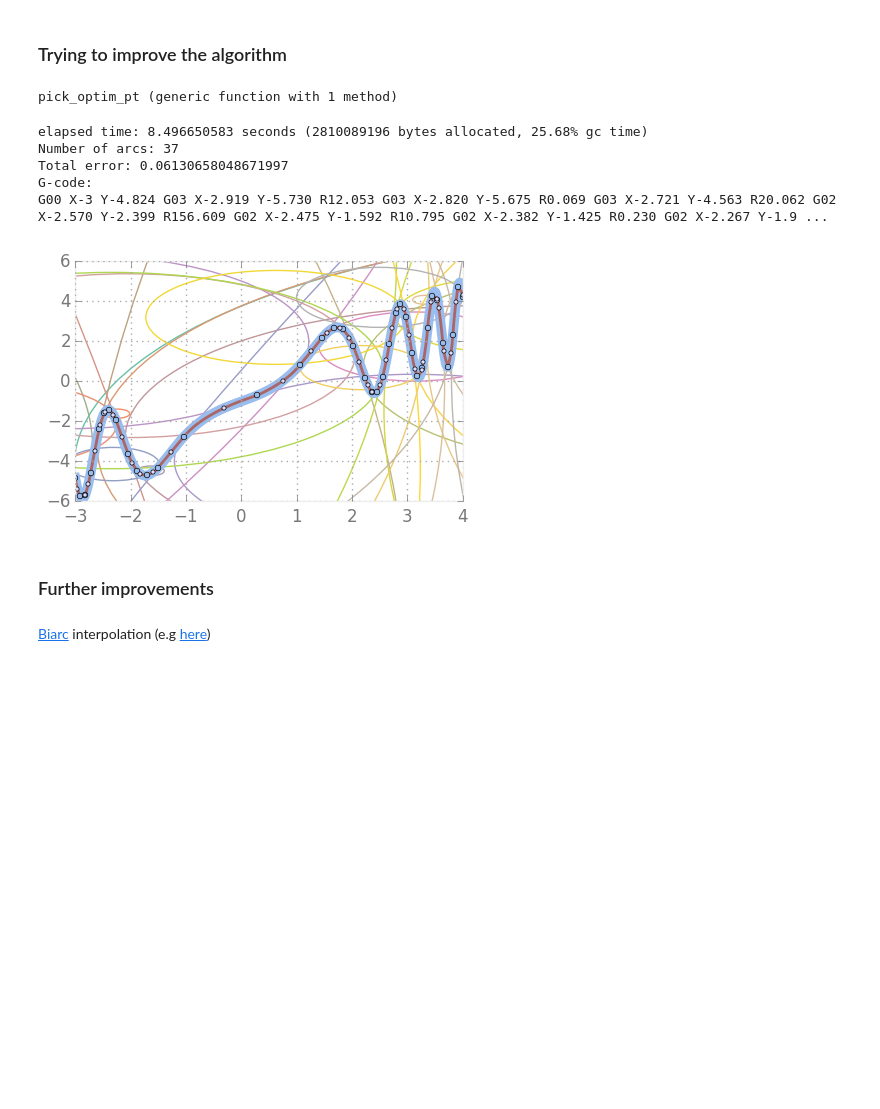
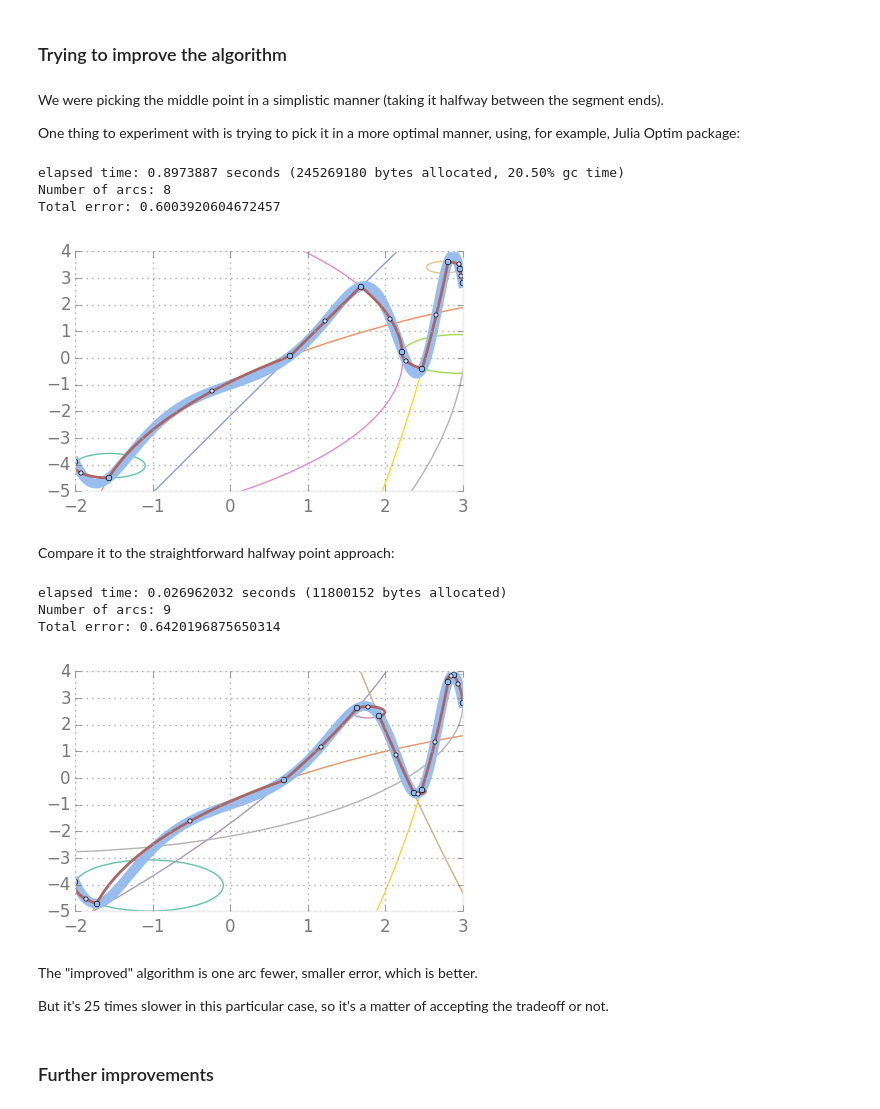
Before and after one commit to rshest/GCode, a Jupyter notebook: GCode.ipynb, the cells around one changed output. Saved outputs shown, nothing was run; the diff lists cells and outputs as text; code cells hidden in the pictures; blank space fills up the shorter version.

```diff
--- a/GCode.ipynb
+++ b/GCode.ipynb
@@ -619,23 +743,34 @@ G00 X-3 Y-4.824 G03 X-2.919 Y-5.730 R11.901 G03 X-2.878 Y-5.869 R0.283 G03 X-2.8
 # %% [markdown]
 ### Trying to improve the algorithm
+# %% [markdown]
+We were picking the middle point in a simplistic manner (taking it halfway between the segment ends).
+
+One thing to experiment with is trying to pick it in a more optimal manner, using, for example, Julia Optim package:
 # %%
 using Optim
 function pick_optim_pt(f, a, b)
     err_s = x -> err1(f, make_arc(f, (a, b), x))
     optimize(err_s, 0.0, 1.0, method=:brent).minimum
 end
+
+test_arc_interp(x -> 2sin(x^3/3) + x - 1, [-2 3], 1.0, false, pick_optim_pt)
 # %% [output]
-pick_optim_pt (generic function with 1 method)
+elapsed time: 0.8973887 seconds (245269180 bytes allocated, 20.50% gc time)
+Number of arcs: 8
+Total error: 0.6003920604672457
+[figure, added]
+# %% [markdown]
+Compare it to the straightforward halfway point approach:
 # %%
-test_arc_interp(x -> 2sin(x^3/3) + x - 1, [-3 4], 0.1, pick_optim_pt)
+test_arc_interp(x -> 2sin(x^3/3) + x - 1, [-2 3], 1.0, false)
 # %% [output]
-elapsed time: 8.496650583 seconds (2810089196 bytes allocated, 25.68% gc time)
-Number of arcs: 37
-Total error: 0.06130658048671997
-G-code:
-G00 X-3 Y-4.824 G03 X-2.919 Y-5.730 R12.053 G03 X-2.820 Y-5.675 R0.069 G03 X-2.721 Y-4.563 R20.062 G02 X-2.570 Y-2.399 R156.609 G02 X-2.475 Y-1.592 R10.795 G02 X-2.382 Y-1.425 R0.230 G02 X-2.267 Y-1.9 ...
+elapsed time: 0.026962032 seconds (11800152 bytes allocated)
+Number of arcs: 9
+Total error: 0.6420196875650314
-[figure, old version]
+[figure, new version]
+# %% [markdown]
+The "improved" algorithm is one arc fewer, smaller error, which is better.
+
+But it's 25 times slower in this particular case, so it's a matter of accepting the tradeoff or not.
 # %% [markdown]
 ### Further improvements
-# %% [markdown]
-[Biarc](http://en.wikipedia.org/wiki/Biarc) interpolation (e.g [here](http://www.ryanjuckett.com/programming/biarc-interpolation/))
```
Also changed, not shown: parts of 80 cells of this notebook, 1 other file.
